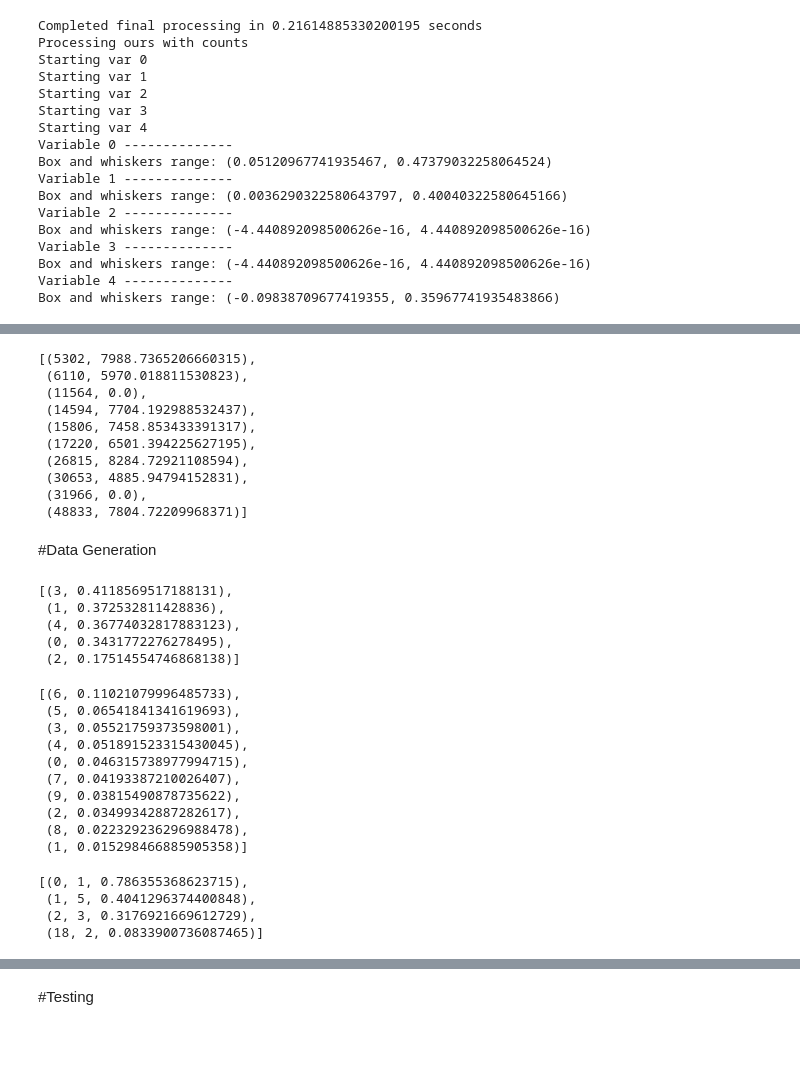
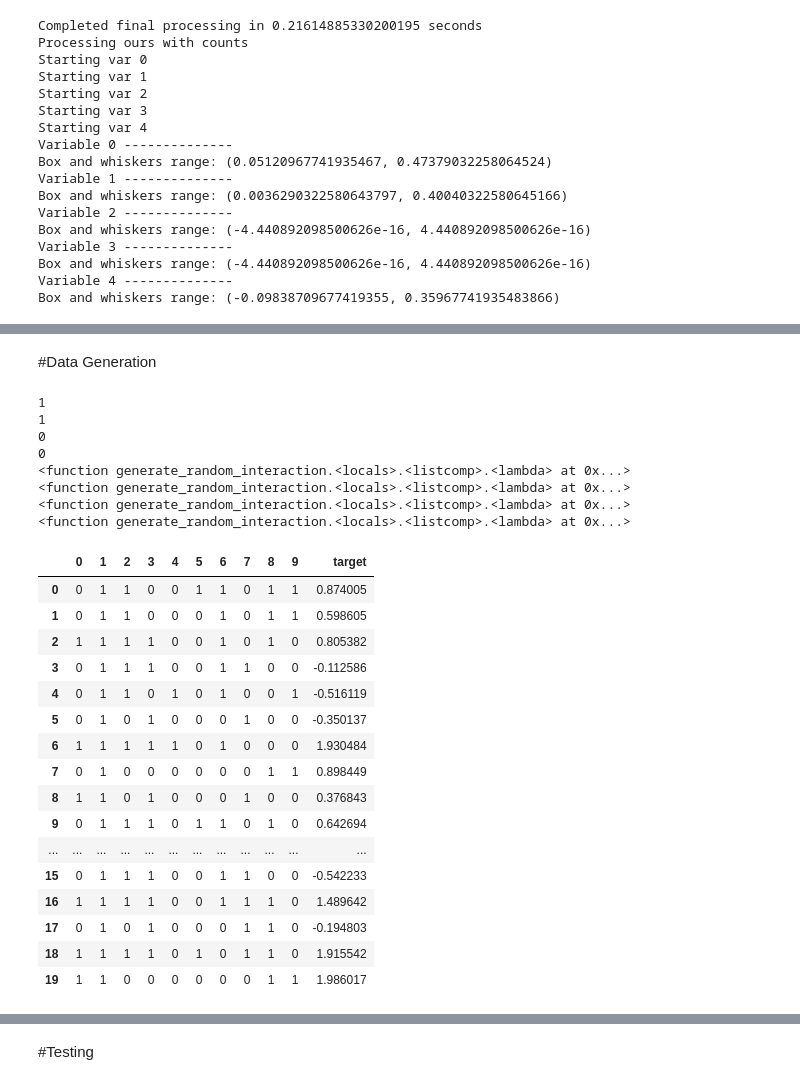
Before and after one commit to KevinH2003/CPU, a Jupyter notebook: Rice_Sandbox.ipynb, the cells around one changed output, grey strips where cells are left out. Saved outputs shown, nothing was run; the diff lists cells and outputs as text; code cells hidden in the pictures; blank space fills up the shorter version.

```diff
--- a/Rice_Sandbox.ipynb
+++ b/Rice_Sandbox.ipynb
@@ -313,16 +201,3 @@ lasso_correct_features
-# %%
-[lasso_feature_importance_pairs[i] for i in important_features.index.values]
-# %% [output]
-[(5302, 7988.7365206660315),
- (6110, 5970.018811530823),
- (11564, 0.0),
- (14594, 7704.192988532437),
- (15806, 7458.853433391317),
- (17220, 6501.394225627195),
- (26815, 8284.72921108594),
- (30653, 4885.94794152831),
- (31966, 0.0),
- (48833, 7804.72209968371)]
 # %% [markdown]
 #Data Generation
 # %%
@@ -388 +362,33 @@ def lasso_correct_predictions(df, important_features=None, target="target", alph
+# %%
+interactions = random_interactions(range(10), range(1, 5))
+
+#generate_complex_data(20, range(10), [(lambda x: x) if i == 0 else (lambda x: 0) for i in range(10)], interactions=interactions, noise_lower=-1, noise_upper=1)
+effects = random_interactions()
+generate_complex_data(20, range(10), , interactions=interactions)
+# %% [output]
+1
+1
+0
+0
+<function generate_random_interaction.<locals>.<listcomp>.<lambda> at 0x...>
+<function generate_random_interaction.<locals>.<listcomp>.<lambda> at 0x...>
+<function generate_random_interaction.<locals>.<listcomp>.<lambda> at 0x...>
+<function generate_random_interaction.<locals>.<listcomp>.<lambda> at 0x...>
+|  | 0 | 1 | 2 | 3 | 4 | 5 | 6 | 7 | 8 | 9 | target |
+| 0 | 0 | 1 | 1 | 0 | 0 | 1 | 1 | 0 | 1 | 1 | 0.874005 |
+| 1 | 0 | 1 | 1 | 0 | 0 | 0 | 1 | 0 | 1 | 1 | 0.598605 |
+| 2 | 1 | 1 | 1 | 1 | 0 | 0 | 1 | 0 | 1 | 0 | 0.805382 |
+| 3 | 0 | 1 | 1 | 1 | 0 | 0 | 1 | 1 | 0 | 0 | -0.112586 |
+| 4 | 0 | 1 | 1 | 0 | 1 | 0 | 1 | 0 | 0 | 1 | -0.516119 |
+| 5 | 0 | 1 | 0 | 1 | 0 | 0 | 0 | 1 | 0 | 0 | -0.350137 |
+| 6 | 1 | 1 | 1 | 1 | 1 | 0 | 1 | 0 | 0 | 0 | 1.930484 |
+| 7 | 0 | 1 | 0 | 0 | 0 | 0 | 0 | 0 | 1 | 1 | 0.898449 |
+| 8 | 1 | 1 | 0 | 1 | 0 | 0 | 0 | 1 | 0 | 0 | 0.376843 |
+| 9 | 0 | 1 | 1 | 1 | 0 | 1 | 1 | 0 | 1 | 0 | 0.642694 |
+| ... | ... | ... | ... | ... | ... | ... | ... | ... | ... | ... | ... |
+| 15 | 0 | 1 | 1 | 1 | 0 | 0 | 1 | 1 | 0 | 0 | -0.542233 |
+| 16 | 1 | 1 | 1 | 1 | 0 | 0 | 1 | 1 | 1 | 0 | 1.489642 |
+| 17 | 0 | 1 | 0 | 1 | 0 | 0 | 0 | 1 | 1 | 0 | -0.194803 |
+| 18 | 1 | 1 | 1 | 1 | 0 | 1 | 0 | 1 | 1 | 0 | 1.915542 |
+| 19 | 1 | 1 | 0 | 0 | 0 | 0 | 0 | 0 | 1 | 1 | 1.986017 |
 # %%
@@ -393,28 +398,0 @@ generated_big_data = generate_linear_data(2500, range(50000), {col: 1 for col in
-# %%
-lasso_predict(dgp_df1, alpha=0.001)
-# %% [output]
-[(3, 0.4118569517188131),
- (1, 0.372532811428836),
- (4, 0.36774032817883123),
- (0, 0.3431772276278495),
- (2, 0.17514554746868138)]
-# %%
-lasso_predict(dgp_df2, alpha=0.05) #too small of an alpha massively overfits
-# %% [output]
-[(6, 0.11021079996485733),
- (5, 0.06541841341619693),
- (3, 0.05521759373598001),
- (4, 0.051891523315430045),
- (0, 0.046315738977994715),
- (7, 0.04193387210026407),
- (9, 0.03815490878735622),
- (2, 0.03499342887282617),
- (8, 0.022329236296988478),
- (1, 0.015298466885905358)]
-# %%
-lasso_correct_predictions(generated_small_data, range(10), alpha=0.01)
-# %% [output]
-[(0, 1, 0.786355368623715),
- (1, 5, 0.4041296374400848),
- (2, 3, 0.3176921669612729),
- (18, 2, 0.0833900736087465)]
```
Also changed, not shown: parts of 32 cells of this notebook.
